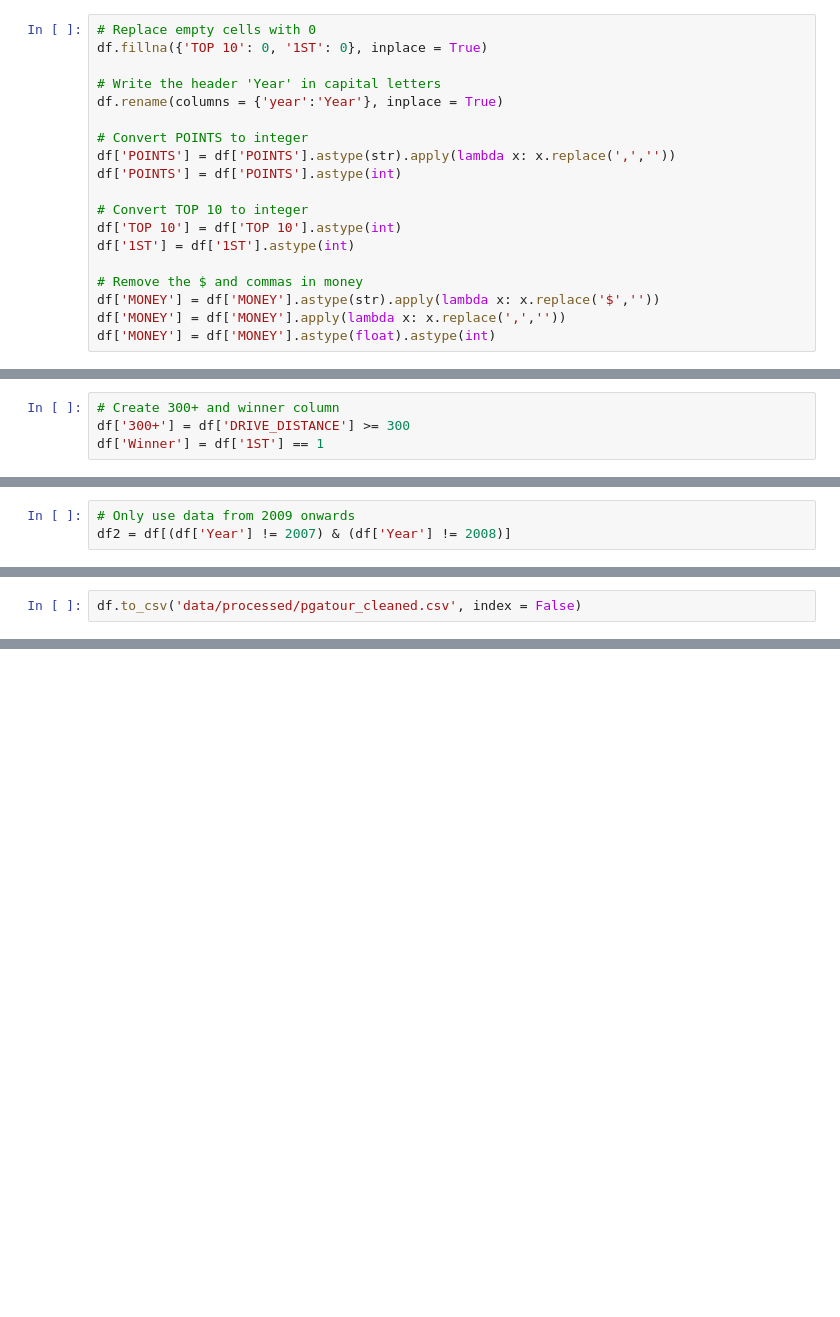
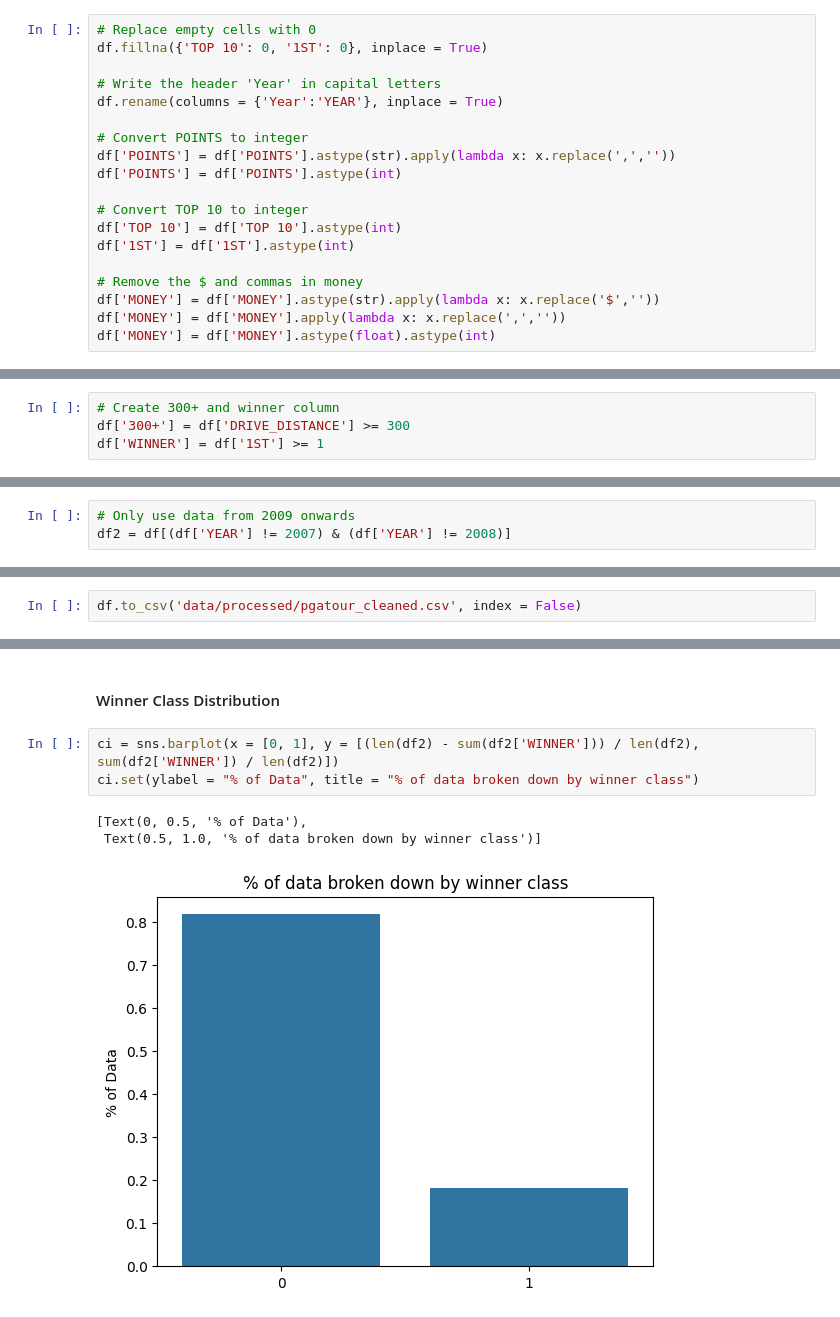
Before and after one commit to filipbagen/golf-performance-analysis, a Jupyter notebook: golf-performance-analysis.ipynb, the cells around one changed output, grey strips where cells are left out. Saved outputs shown, nothing was run; the diff lists cells and outputs as text; blank space fills up the shorter version.

Commit message:
Finish Exploratory Data Analysis

```diff
--- a/golf-performance-analysis.ipynb
+++ b/golf-performance-analysis.ipynb
@@ -90,7 +90,7 @@ From a rough look at the initial data, the data needs to be cleaned
 df.fillna({'TOP 10': 0, '1ST': 0}, inplace = True)
 
 # Write the header 'Year' in capital letters
-df.rename(columns = {'year':'Year'}, inplace = True)
+df.rename(columns = {'Year':'YEAR'}, inplace = True)
 
 # Convert POINTS to integer
 df['POINTS'] = df['POINTS'].astype(str).apply(lambda x: x.replace(',',''))
@@ -149,12 +149,12 @@ df.describe(include = ['O'])
 # %%
 # Create 300+ and winner column
 df['300+'] = df['DRIVE_DISTANCE'] >= 300
-df['Winner'] = df['1ST'] == 1
+df['WINNER'] = df['1ST'] >= 1
 # %% [markdown]
 The FED EX cup points system was different in 2007 and 2008 compared to the rest of the years in this dataset. Because of this, a dataframe is created that encompasses only the years 2009-2017 so those features can be use in the machine learning model later.
 # %%
 # Only use data from 2009 onwards
-df2 = df[(df['Year'] != 2007) & (df['Year'] != 2008)]
+df2 = df[(df['YEAR'] != 2007) & (df['YEAR'] != 2008)]
 # %%
 df2.head()
 # %% [output]
@@ -170,0 +173,9 @@ df.to_csv('data/processed/pgatour_cleaned.csv', index = False)
+# %% [markdown]
+#### Winner Class Distribution
+# %%
+ci = sns.barplot(x = [0, 1], y = [(len(df2) - sum(df2['WINNER'])) / len(df2), sum(df2['WINNER']) / len(df2)])
+ci.set(ylabel = "% of Data", title = "% of data broken down by winner class")
+# %% [output]
+[Text(0, 0.5, '% of Data'),
+ Text(0.5, 1.0, '% of data broken down by winner class')]
+[figure, added]
```
Also changed, not shown: parts of 45 cells of this notebook, 1 other file.
